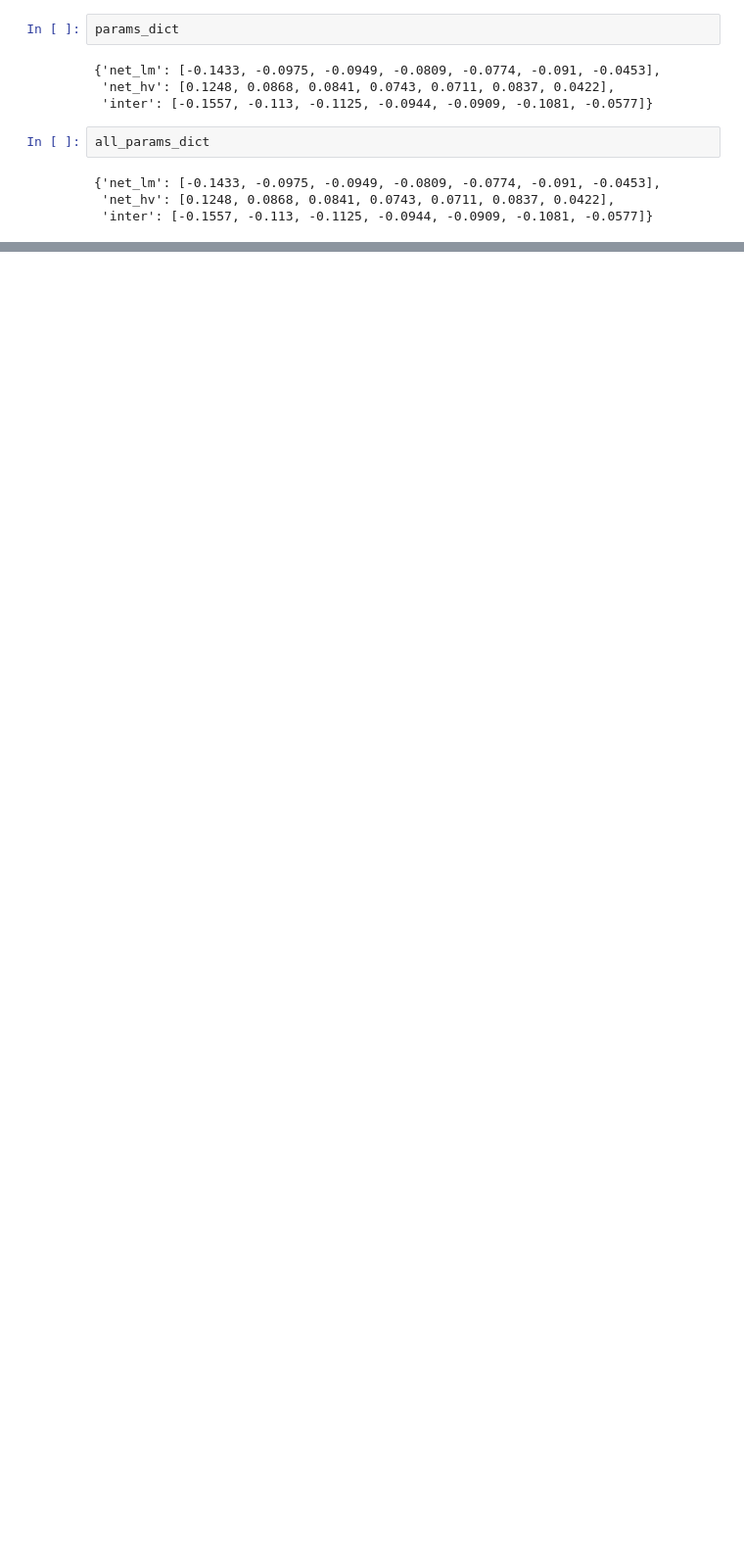
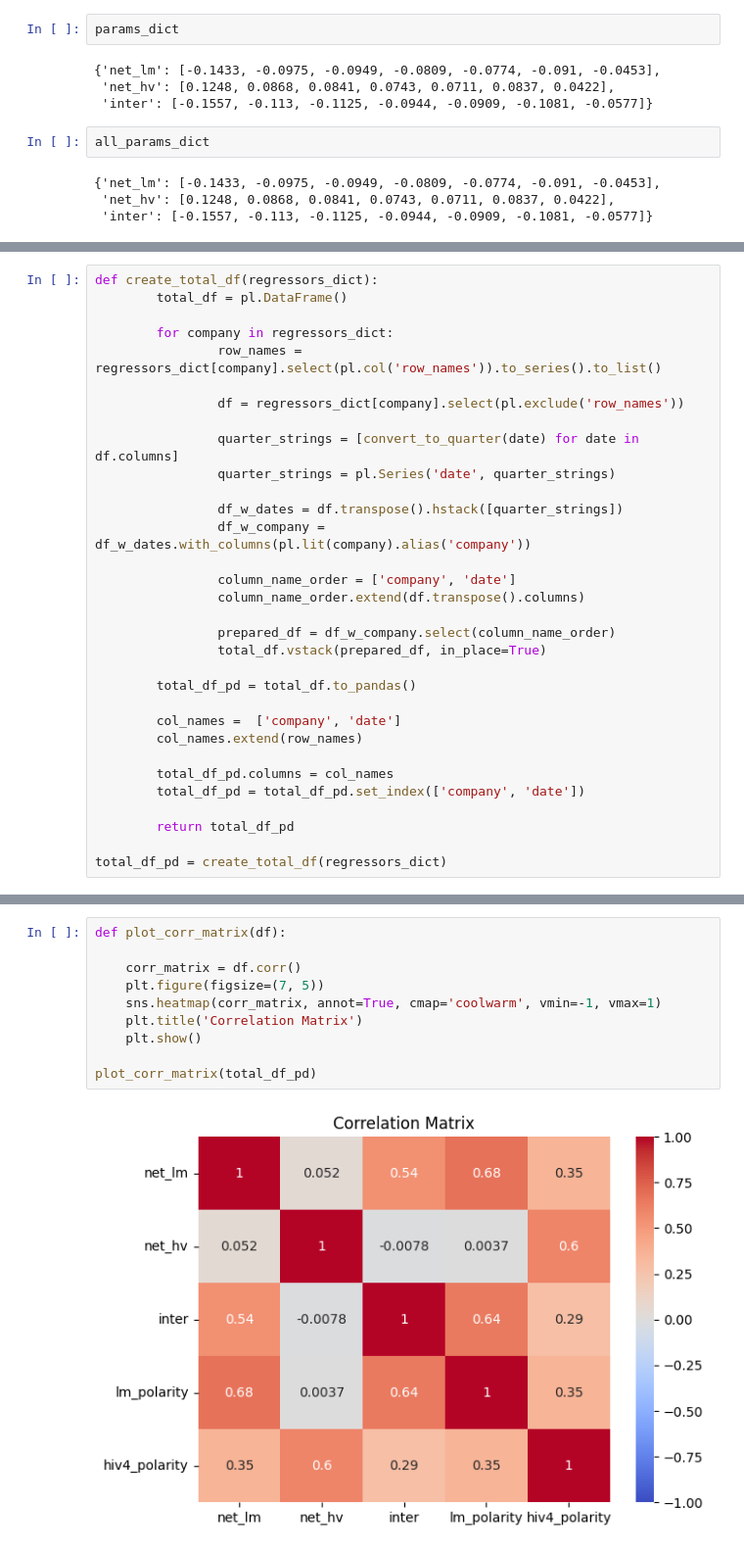
Before and after one commit to LeatherBag011235/Parsim-sec, a Jupyter notebook: src/Analysis/intersection_returns.ipynb, the cells around one changed output, grey strips where cells are left out. Shown at 98% size. Cells and saved outputs as stored; diff of their text form; blank space fills up the shorter version.

```diff
--- a/src/Analysis/intersection_returns.ipynb
+++ b/src/Analysis/intersection_returns.ipynb
@@ -289,0 +311,32 @@ plot_params(all_params_dict)
+# %%
+def create_total_df(regressors_dict):
+        total_df = pl.DataFrame()
+
+        for company in regressors_dict:
+                row_names = regressors_dict[company].select(pl.col('row_names')).to_series().to_list()
+
+                df = regressors_dict[company].select(pl.exclude('row_names'))
+
+                quarter_strings = [convert_to_quarter(date) for date in df.columns]
+                quarter_strings = pl.Series('date', quarter_strings)
+
+                df_w_dates = df.transpose().hstack([quarter_strings])
+                df_w_company = df_w_dates.with_columns(pl.lit(company).alias('company'))
+
+                column_name_order = ['company', 'date']
+                column_name_order.extend(df.transpose().columns)
+
+                prepared_df = df_w_company.select(column_name_order)
+                total_df.vstack(prepared_df, in_place=True)
+
+        total_df_pd = total_df.to_pandas()
+
+        col_names =  ['company', 'date']
+        col_names.extend(row_names)
+
+        total_df_pd.columns = col_names
+        total_df_pd = total_df_pd.set_index(['company', 'date'])
+
+        return total_df_pd
+
+total_df_pd = create_total_df(regressors_dict)
@@ -289,0 +364,12 @@ plot_params(all_params_dict)
+# %%
+def plot_corr_matrix(df):
+
+    corr_matrix = df.corr()
+    plt.figure(figsize=(7, 5))
+    sns.heatmap(corr_matrix, annot=True, cmap='coolwarm', vmin=-1, vmax=1)
+    plt.title('Correlation Matrix')
+    plt.show()
+
+plot_corr_matrix(total_df_pd)
+# %% [output]
+[figure, added]
```
Also changed, not shown: parts of 23 cells of this notebook, 5 other files.
